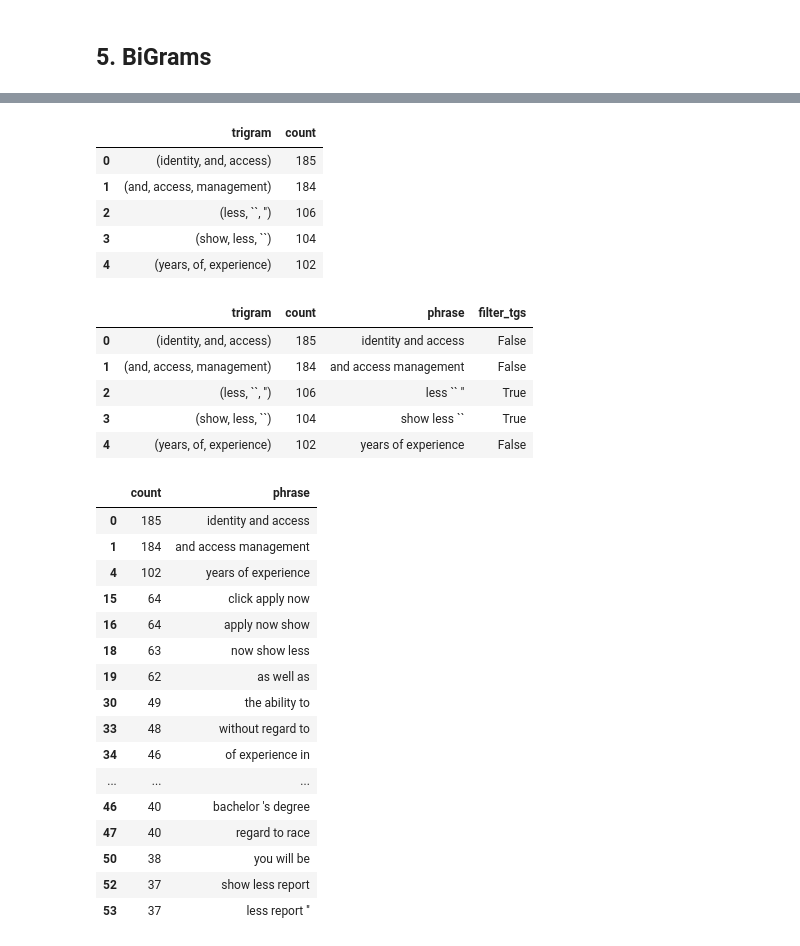
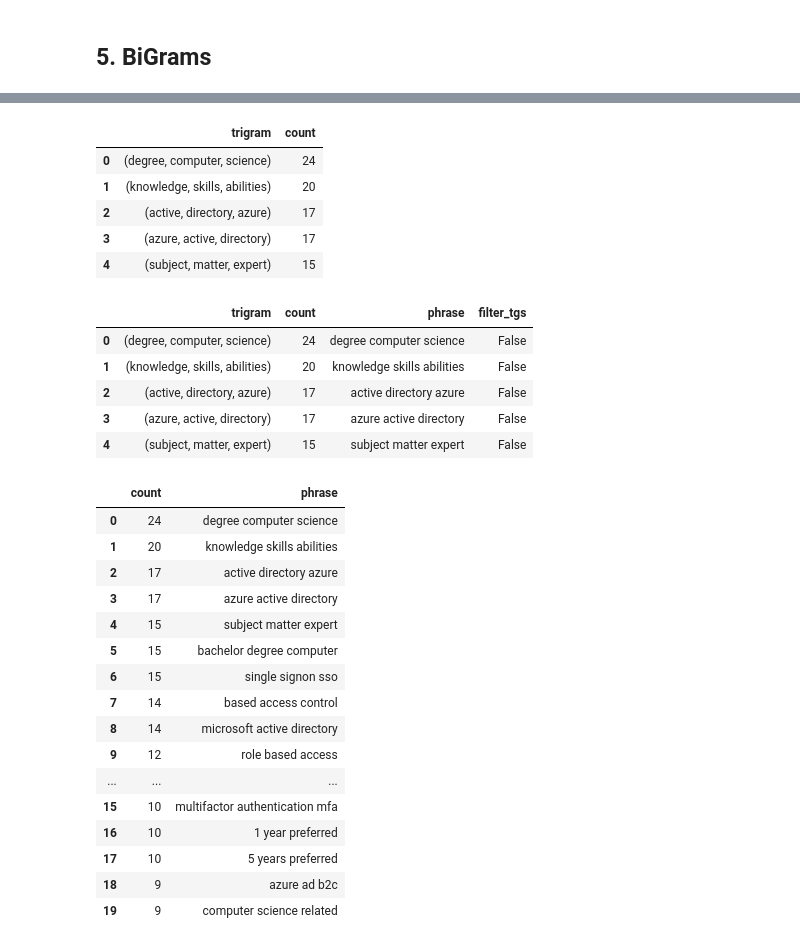
Before and after one commit to idmken/idmken.github.io, a Jupyter notebook: dissertation/data/4-define-role.ipynb, the cells around one changed output, grey strips where cells are left out. Drawn from its saved outputs; the diff is of its cells as text; code cells hidden in the pictures.

```diff
--- a/dissertation/data/4-define-role.ipynb
+++ b/dissertation/data/4-define-role.ipynb
@@ -10,6 +10,7 @@ from wordcloud import WordCloud
 import matplotlib.pyplot as plt
 from nltk import word_tokenize
 from nltk.corpus import stopwords
+from textblob import Word
 
-with open('iam-engineer.txt') as f:
+with open('../data/project_data/engineer_text.txt') as f:
     data = f.read()
@@ -26,9 +25,11 @@ print ("Uncleaned words = ", len(tokens))
 ## Remove Stop Words
 stop = stopwords.words('english')
 
-new_stop = ['and','experience']
+new_stop = ['and','experience','show','veteran','less','origin','sexual', 'orientation', 'dental', 'insurance', 'hour', 'shift','religion','sex','receive','consideration','pay', 'per','employment','opportunity','consideration', 'employment','job','description','start', 'job','click','gender','benefits', 'k','monday', 'friday','age', 'disability','please', 'visit','salary', 'range','characteristic', 'protected','minimum', 'qualifications','join','reasonable', 'accommodation', 'parental', 'leave', 'medical', 'vision', 'duties', 'responsibilities','business', 'needs','essential', 'functions','color','type', 'fulltime','verbal', 'communication','apply','work','national', 'status','closely','flexible', 'spending','’','ability', 'work','location', 'remote','capital', 'one','marital', 'status','team', 'members','work', 'location','applicants', 'without','paid', 'time','color','regard', 'race','apply','equal', 'employer','without', 'regard','united', 'states',"'s",'race', 'color','best', 'practices','physical', 'mental','health', 'savings','responsible','affirmative', 'action','iam','federal','state','local','required','ideal', 'candidate','individuals', 'disabilities','northrop', 'grumman','applicable', 'law','every', 'day','across', 'organization''travel', 'required','track', 'record''including', 'limited','employee', 'assistance','new', 'york','compensation', 'package','financial', 'services','travel', 'requirements']
 
-stop.extend(new_stop)
+technical_stop = ['identity', 'engineer','management','information', 'security','user']
+
+stop.extend(new_stop + technical_stop)
 
 token_list1 = [ ]
 for token in tokens:
@@ -38,7 +39,7 @@ for token in tokens:
 print("Removed Stop Words = ",len(token_list1))
 
 ## Remove numbers and punctuation
-punctuation = re.compile(r'[-.?!,":;()&@#%^*·`$|0-9]')
+punctuation = re.compile(r'[-.?!,":;()&@#%^*·`$[]')
 token_list2 = [ ]
 for token in token_list1:
     word = punctuation.sub("", token)
@@ -165,27 +173,27 @@ bgs_df.head(10) #Final bigrams
 # %%
-tgs = nltk.trigrams(tokens)
+tgs = nltk.trigrams(token_list2)
 fdist3 = nltk.FreqDist(tgs) # selecting trigrams from tokens
 tgs_100 = fdist3.most_common(100) # top-100 trigrams
 tgs_df = pd.DataFrame(tgs_100, columns = ('trigram','count'))
 tgs_df.head()
 # %% [output]
 |  | trigram | count |
-| 0 | (identity, and, access) | 185 |
-| 1 | (and, access, management) | 184 |
-| 2 | (less, ``, '') | 106 |
-| 3 | (show, less, ``) | 104 |
-| 4 | (years, of, experience) | 102 |
+| 0 | (degree, computer, science) | 24 |
+| 1 | (knowledge, skills, abilities) | 20 |
+| 2 | (active, directory, azure) | 17 |
+| 3 | (azure, active, directory) | 17 |
+| 4 | (subject, matter, expert) | 15 |
 # %%
 tgs_df['phrase'] = tgs_df['trigram'].apply(lambda x: x[0]+" "+x[1]+" "+x[2]) # merging the tuple into a string
 tgs_df['filter_tgs'] = tgs_df['phrase'].str.contains(punctuation) # finding strings with numbers and punctuation
 tgs_df.head()
 # %% [output]
 |  | trigram | count | phrase | filter_tgs |
-| 0 | (identity, and, access) | 185 | identity and access | False |
-| 1 | (and, access, management) | 184 | and access management | False |
-| 2 | (less, ``, '') | 106 | less `` '' | True |
-| 3 | (show, less, ``) | 104 | show less `` | True |
-| 4 | (years, of, experience) | 102 | years of experience | False |
+| 0 | (degree, computer, science) | 24 | degree computer science | False |
+| 1 | (knowledge, skills, abilities) | 20 | knowledge skills abilities | False |
+| 2 | (active, directory, azure) | 17 | active directory azure | False |
+| 3 | (azure, active, directory) | 17 | azure active directory | False |
+| 4 | (subject, matter, expert) | 15 | subject matter expert | False |
 # %%
 tgs_df = tgs_df[tgs_df.filter_tgs == False] # removing strings with numbers and punctuation
 tgs_df = tgs_df.drop('trigram', 1)
@@ -194,19 +202,19 @@ tgs_df.reset_index()
 tgs_df.head(20) #Final trigrams
 # %% [output]
 |  | count | phrase |
-| 0 | 185 | identity and access |
-| 1 | 184 | and access management |
-| 4 | 102 | years of experience |
-| 15 | 64 | click apply now |
-| 16 | 64 | apply now show |
-| 18 | 63 | now show less |
-| 19 | 62 | as well as |
-| 30 | 49 | the ability to |
-| 33 | 48 | without regard to |
-| 34 | 46 | of experience in |
+| 0 | 24 | degree computer science |
+| 1 | 20 | knowledge skills abilities |
+| 2 | 17 | active directory azure |
+| 3 | 17 | azure active directory |
+| 4 | 15 | subject matter expert |
+| 5 | 15 | bachelor degree computer |
+| 6 | 15 | single signon sso |
+| 7 | 14 | based access control |
+| 8 | 14 | microsoft active directory |
+| 9 | 12 | role based access |
 | ... | ... | ... |
-| 46 | 40 | bachelor 's degree |
-| 47 | 40 | regard to race |
-| 50 | 38 | you will be |
-| 52 | 37 | show less report |
-| 53 | 37 | less report '' |
+| 15 | 10 | multifactor authentication mfa |
+| 16 | 10 | 1 year preferred |
+| 17 | 10 | 5 years preferred |
+| 18 | 9 | azure ad b2c |
+| 19 | 9 | computer science related |
```
Also changed, not shown: parts of 10 cells of this notebook, 27 other files.
